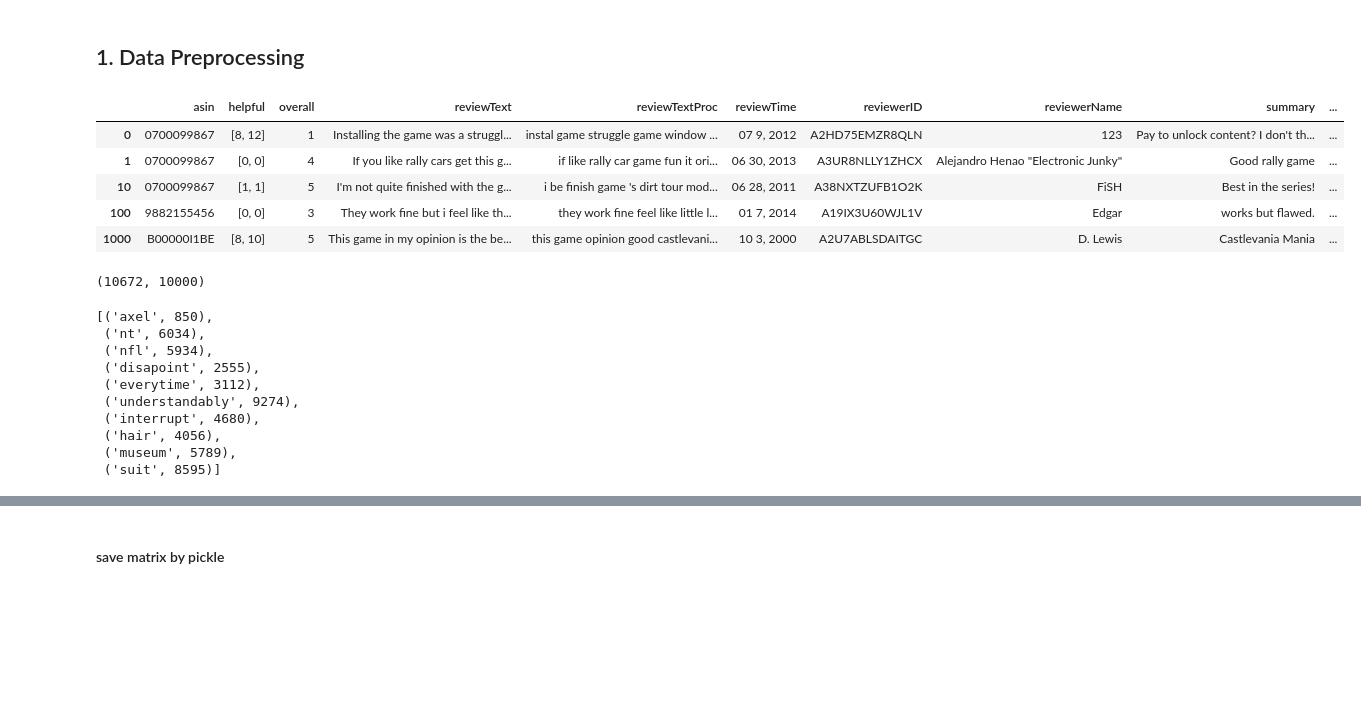
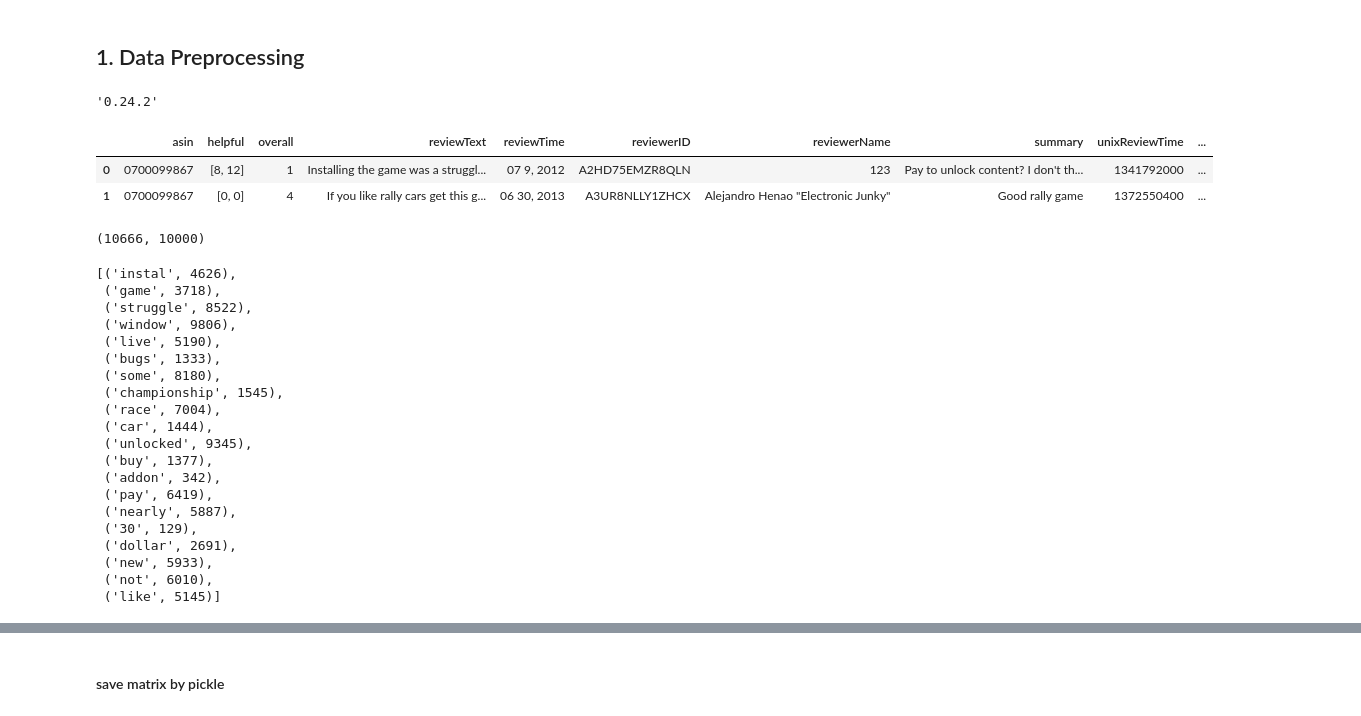
Before and after one commit to rorki/Recommender-Systems, a Jupyter notebook: CDL.ipynb, the cells around one changed output, grey strips where cells are left out. Cells and saved outputs as stored; diff of their text form; code cells hidden in the pictures; blank space fills up the shorter version.

```diff
--- a/CDL.ipynb
+++ b/CDL.ipynb
@@ -17,13 +17,14 @@ Using TensorFlow backend.
 # %% [markdown]
 ## 1. Data Preprocessing
 # %%
-df = pd.read_json('D:/Datasets/amazon_reviews/Video_Games_5_proc.json')
+df = pd.read_json('/home/neopux/UHH/datasets/Video_Games_5_proc.json')
+# %%
+pd.__version__
+# %% [output]
+'0.24.2'
 # %%
-df.head()
+df.head(2)
 # %% [output]
-|  | asin | helpful | overall | reviewText | reviewTextProc | reviewTime | reviewerID | reviewerName | summary | ... |
-| 0 | 0700099867 | [8, 12] | 1 | Installing the game was a struggl... | instal game struggle game window ... | 07 9, 2012 | A2HD75EMZR8QLN | 123 | Pay to unlock content? I don't th... | ... |
-| 1 | 0700099867 | [0, 0] | 4 | If you like rally cars get this g... | if like rally car game fun it ori... | 06 30, 2013 | A3UR8NLLY1ZHCX | Alejandro Henao "Electronic Junky" | Good rally game | ... |
-| 10 | 0700099867 | [1, 1] | 5 | I'm not quite finished with the g... | i be finish game 's dirt tour mod... | 06 28, 2011 | A38NXTZUFB1O2K | FiSH | Best in the series! | ... |
-| 100 | 9882155456 | [0, 0] | 3 | They work fine but i feel like th... | they work fine feel like little l... | 01 7, 2014 | A19IX3U60WJL1V | Edgar | works but flawed. | ... |
-| 1000 | B00000I1BE | [8, 10] | 5 | This game in my opinion is the be... | this game opinion good castlevani... | 10 3, 2000 | A2U7ABLSDAITGC | D. Lewis | Castlevania Mania | ... |
+|  | asin | helpful | overall | reviewText | reviewTime | reviewerID | reviewerName | summary | unixReviewTime | ... |
+| 0 | 0700099867 | [8, 12] | 1 | Installing the game was a struggl... | 07 9, 2012 | A2HD75EMZR8QLN | 123 | Pay to unlock content? I don't th... | 1341792000 | ... |
+| 1 | 0700099867 | [0, 0] | 4 | If you like rally cars get this g... | 06 30, 2013 | A3UR8NLLY1ZHCX | Alejandro Henao "Electronic Junky" | Good rally game | 1372550400 | ... |
@@ -39,20 +42,30 @@ X_train = vectorizer.transform(reviews.values)
 # %%
-print(X_train.shape)
+print(item_infomation_matrix.shape)
 # %% [output]
-(10672, 10000)
+(10666, 10000)
 # %%
-list(vectorizer.vocabulary_.items())[0:10]
+list(vectorizer.vocabulary_.items())[0:20]
 # %% [output]
-[('axel', 850),
- ('nt', 6034),
- ('nfl', 5934),
- ('disapoint', 2555),
- ('everytime', 3112),
- ('understandably', 9274),
- ('interrupt', 4680),
- ('hair', 4056),
- ('museum', 5789),
- ('suit', 8595)]
+[('instal', 4626),
+ ('game', 3718),
+ ('struggle', 8522),
+ ('window', 9806),
+ ('live', 5190),
+ ('bugs', 1333),
+ ('some', 8180),
+ ('championship', 1545),
+ ('race', 7004),
+ ('car', 1444),
+ ('unlocked', 9345),
+ ('buy', 1377),
+ ('addon', 342),
+ ('pay', 6419),
+ ('nearly', 5887),
+ ('30', 129),
+ ('dollar', 2691),
+ ('new', 5933),
+ ('not', 6010),
+ ('like', 5145)]
 # %%
 list(vectorizer.stop_words_)[0:10]
 # %% [output]
```
Also changed, not shown: parts of 44 cells of this notebook, 3 other files.
